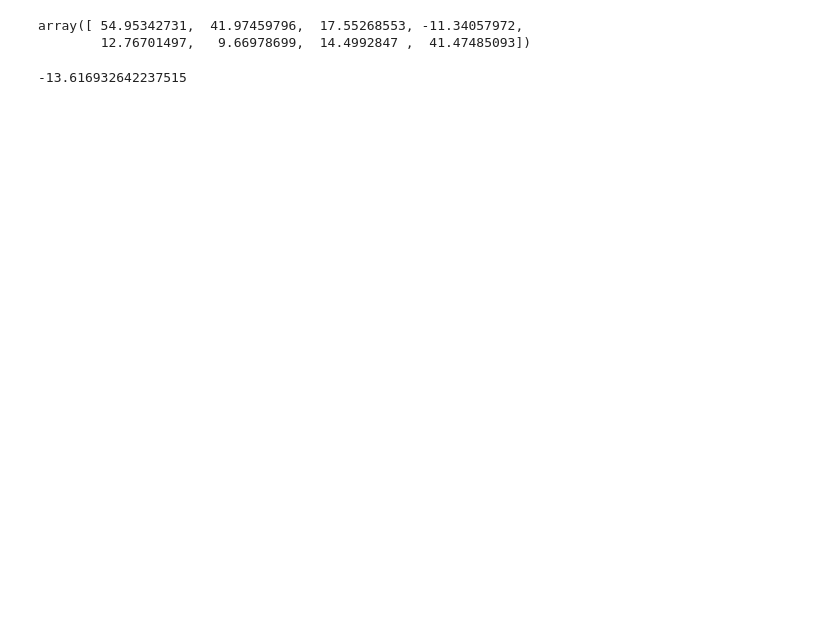
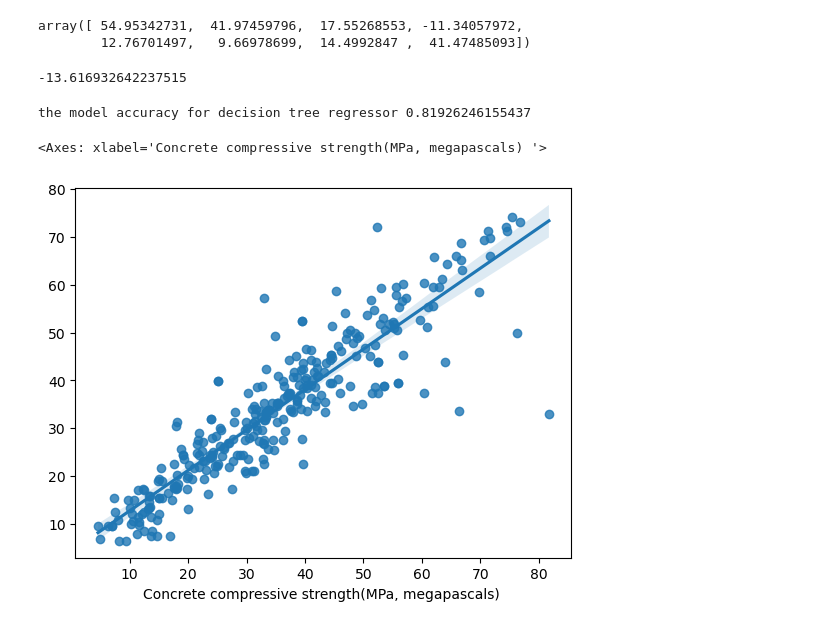
Before and after one commit to varunr1909/CementPrediction_Model, a Jupyter notebook: Model.ipynb, the cells around one changed output. Saved outputs shown, nothing was run; the diff lists cells and outputs as text; code cells hidden in the pictures; blank space fills up the shorter version.

```diff
--- a/Model.ipynb
+++ b/Model.ipynb
@@ -247,3 +254,16 @@ array([ 54.95342731,  41.97459796,  17.55268553, -11.34057972,
 LR.intercept_
 # %% [output]
 -13.616932642237515
+# %%
+#decision tree regressor
+from sklearn.tree import DecisionTreeRegressor
+DT = DecisionTreeRegressor().fit(X_train,y_train)
+y_pred_DT = DT.predict(X_test)
+print('the model accuracy for decision tree regressor',r2_score(y_test,y_pred_DT))
+# %% [output]
+the model accuracy for decision tree regressor 0.81926246155437
+# %%
+sns.regplot(x = y_test , y = y_pred_DT)
+# %% [output]
+<Axes: xlabel='Concrete compressive strength(MPa, megapascals) '>
+[figure, added]
```
Also changed, not shown: parts of 9 cells of this notebook.
